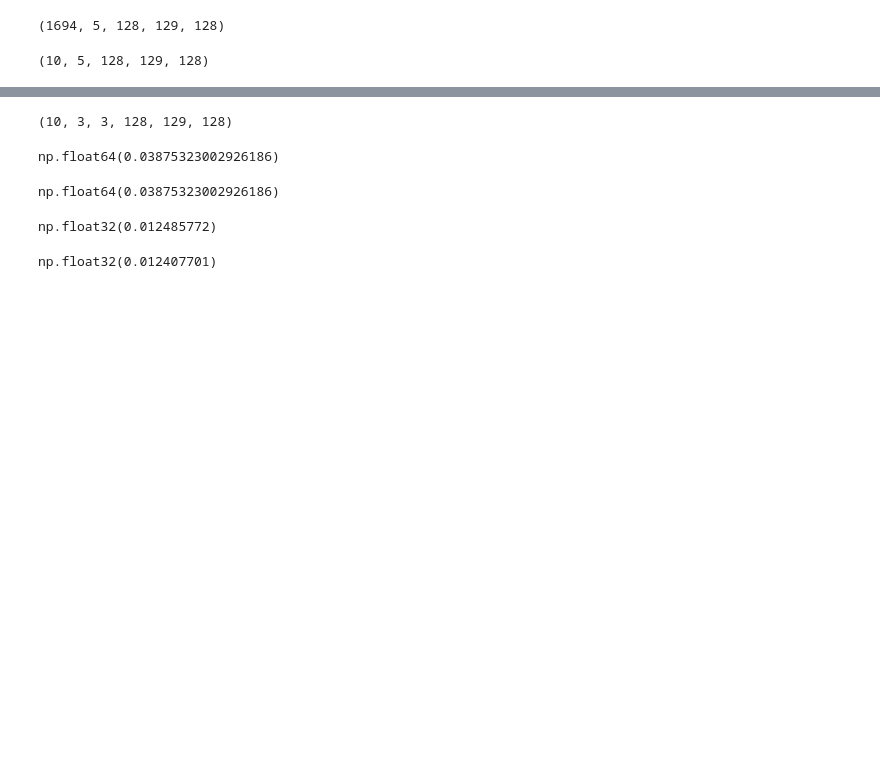
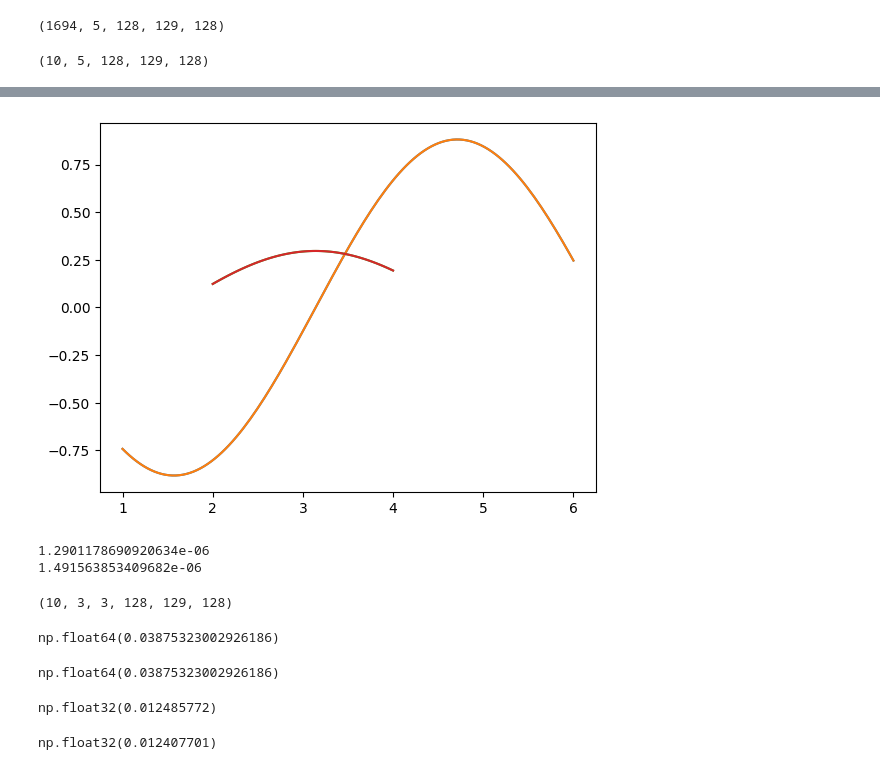
Before and after one commit to kz2wd/flow-diffuse, a Jupyter notebook: check_q-pressure.ipynb, the cells around one changed output, grey strips where cells are left out. Cells and saved outputs as stored; diff of their text form; code cells hidden in the pictures; blank space fills up the shorter version.

```diff
--- a/check_q-pressure.ipynb
+++ b/check_q-pressure.ipynb
@@ -143,3 +171,26 @@ print(rel_rmse(comp, targ))
+# %%
+r = np.array([128, 64, 120])
+s = np.array([1, 2, -1])
+L = np.array([5, 2, 4])
+d = L / (r - 1)
+x_line = np.linspace(s[0], s[0] + L[0], r[0])
+y_line = np.linspace(s[1], s[1] + L[1], r[1])
+z_line = np.linspace(s[2], s[2] + L[2], r[2])
+x, y, z = np.meshgrid(x_line, y_line, z_line, indexing="ij")
+src = np.cos(x) * np.cos(y) * 2 * np.cos(2 * z) + 10
+comp = derive_compact_1st_degree_6th_order_dirichlet(src, 0, d[0])
+targ = -np.sin(x) * np.cos(y) * 2 * np.cos(2 * z)
+plt.plot(x_line, comp[:, 31, 60])
+plt.plot(x_line, targ[:, 31, 60])
+plt.plot(y_line, comp[63, :, 60])
+plt.plot(y_line, targ[63, :, 60])
+plt.show()
+print(rmse(comp, targ))
+print(rel_rmse(comp, targ))
+# %% [output]
+[figure, added]
+1.2901178690920634e-06
+1.491563853409682e-06
 # %%
 grad = get_grad_func(channel)
 # %%
```
Also changed, not shown: parts of 11 cells of this notebook, 1 other file.
